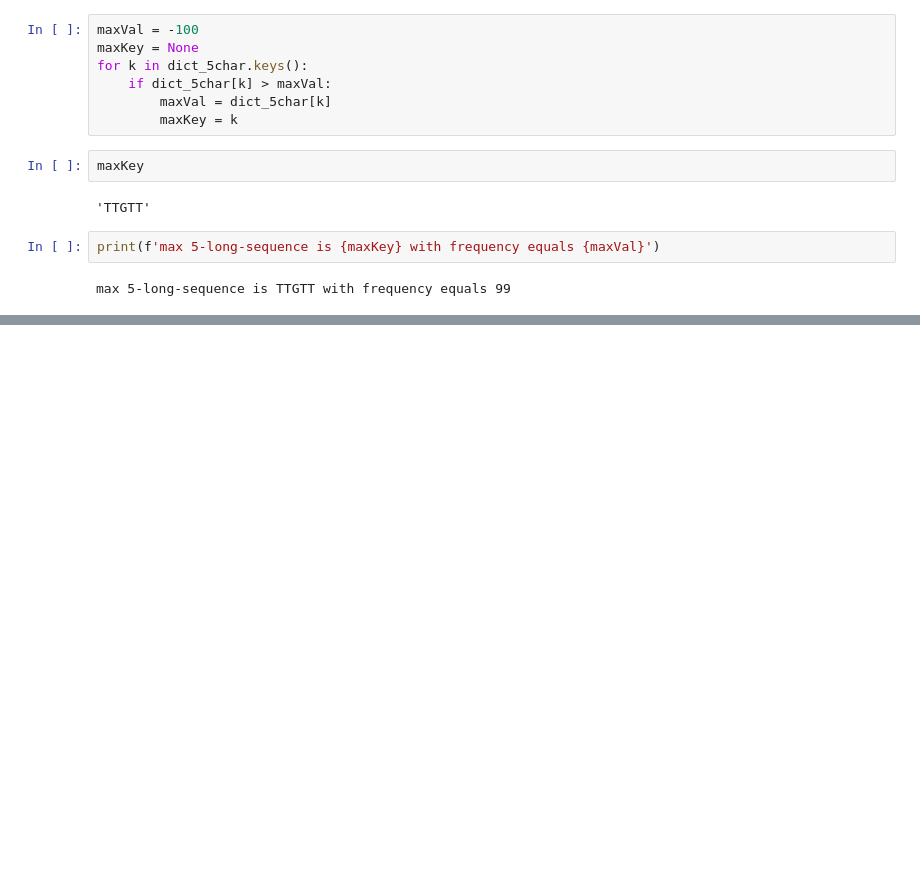
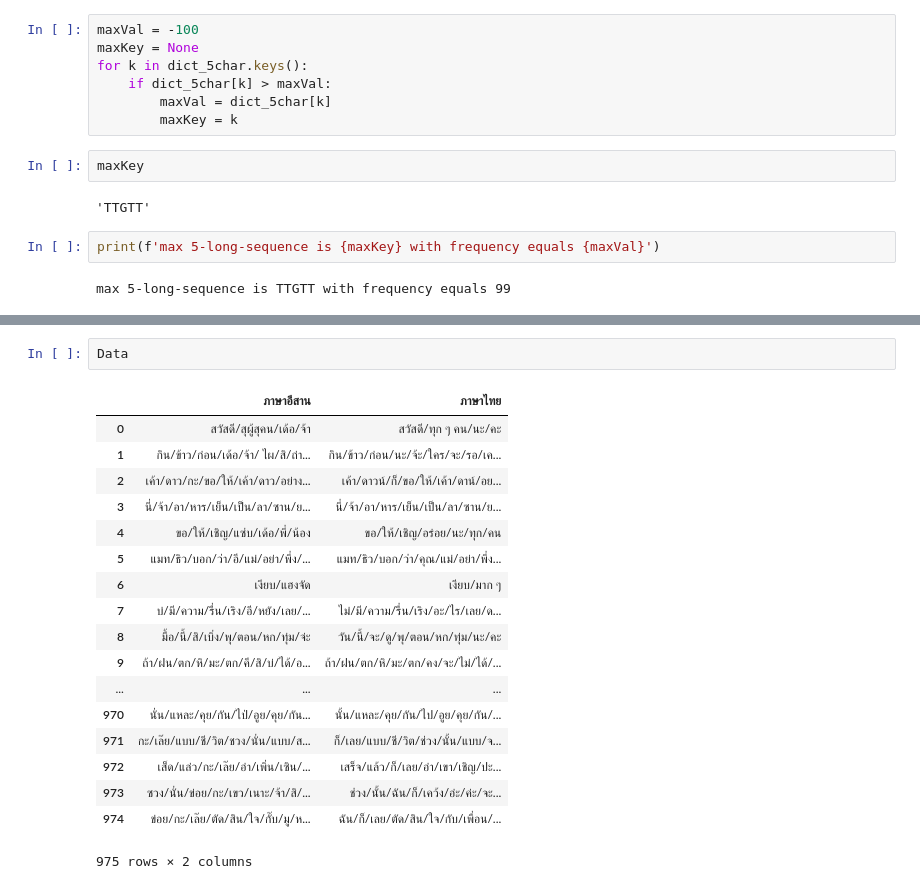
Before and after one commit to Lanfha/Python_Datavisualization, a Jupyter notebook: Pretest.ipynb, the cells around one changed output, grey strips where cells are left out. Drawn from its saved outputs; the diff is of its cells as text; blank space fills up the shorter version.

```diff
--- a/Pretest.ipynb
+++ b/Pretest.ipynb
@@ -186,0 +211,21 @@ max 5-long-sequence is TTGTT with frequency equals 99
+# %%
+Data
+# %% [output]
+|  | ภาษาอีสาน | ภาษาไทย |
+| 0 | สวัสดี/สุผู้สุคน/เด้อ/จ้า | สวัสดี/ทุก ๆ คน/นะ/คะ |
+| 1 | กิน/ข้าว/ก่อน/เด้อ/จ้า/ ไผ/สิ/ถ่า... | กิน/ข้าว/ก่อน/นะ/จ้ะ/ใคร/จะ/รอ/เค... |
+| 2 | เค้า/ดาว/กะ/ขอ/ให้/เค้า/ดาว/อย่าง... | เค้า/ดาวน์/ก็/ขอ/ให้/เค้า/ดาน์/อย... |
+| 3 | นี่/จ้า/อา/หาร/เย็น/เป็น/ลา/ซาน/ย... | นี่/จ้า/อา/หาร/เย็น/เป็น/ลา/ซาน/ย... |
+| 4 | ขอ/ให้/เชิญ/แซ่บ/เด้อ/พี่/น้อง | ขอ/ให้/เชิญ/อร่อย/นะ/ทุก/คน |
+| 5 | แมท/ธิว/บอก/ว่า/อี/แม่/อย่า/พึ่ง/... | แมท/ธิว/บอก/ว่า/คุณ/แม่/อย่า/พึ่ง... |
+| 6 | เงียบ/แฮงจัด | เงียบ/มาก ๆ |
+| 7 | บ่/มี/ความ/รื่น/เริง/อี/หยัง/เลย/... | ไม่/มี/ความ/รื่น/เริง/อะ/ไร/เลย/ด... |
+| 8 | มื้อ/นี้/สิ/เบิ่ง/พุ/ตอน/หก/ทุ่ม/จ่ะ | วัน/นี้/จะ/ดู/พุ/ตอน/หก/ทุ่ม/นะ/คะ |
+| 9 | ถ้า/ฝน/ตก/หิ/มะ/ตก/คึ/สิ/บ่/ได้/อ... | ถ้า/ฝน/ตก/หิ/มะ/ตก/คง/จะ/ไม่/ได้/... |
+| ... | ... | ... |
+| 970 | นั่น/แหละ/คุย/กัน/ไป่/อูย/คุย/กัน... | นั้น/แหละ/คุย/กัน/ไป/อูย/คุย/กัน/... |
+| 971 | กะ/เล๊ย/แบบ/ชี/วิต/ชวง/นั่น/แบบ/ส... | ก็/เลย/แบบ/ชี/วิต/ช่วง/นั้น/แบบ/จ... |
+| 972 | เส็ด/แล่ว/กะ/เล๊ย/อ่า/เพิ่น/เซิน/... | เสร็จ/แล้ว/ก็/เลย/อ่า/เขา/เชิญ/ปะ... |
+| 973 | ซวง/นั่น/ข่อย/กะ/เขว/เนาะ/จ้า/สิ/... | ช่วง/นั้น/ฉัน/ก็/เคว้ง/อ่ะ/ค่ะ/จะ... |
+| 974 | ข่อย/กะ/เล๊ย/ตัด/สิน/ใจ/กั๊บ/มู/ห... | ฉัน/ก็/เลย/ตัด/สิน/ใจ/กับ/เพื่อน/... |
+975 rows × 2 columns
```
Also changed, not shown: parts of 24 cells of this notebook, 1 other file.
